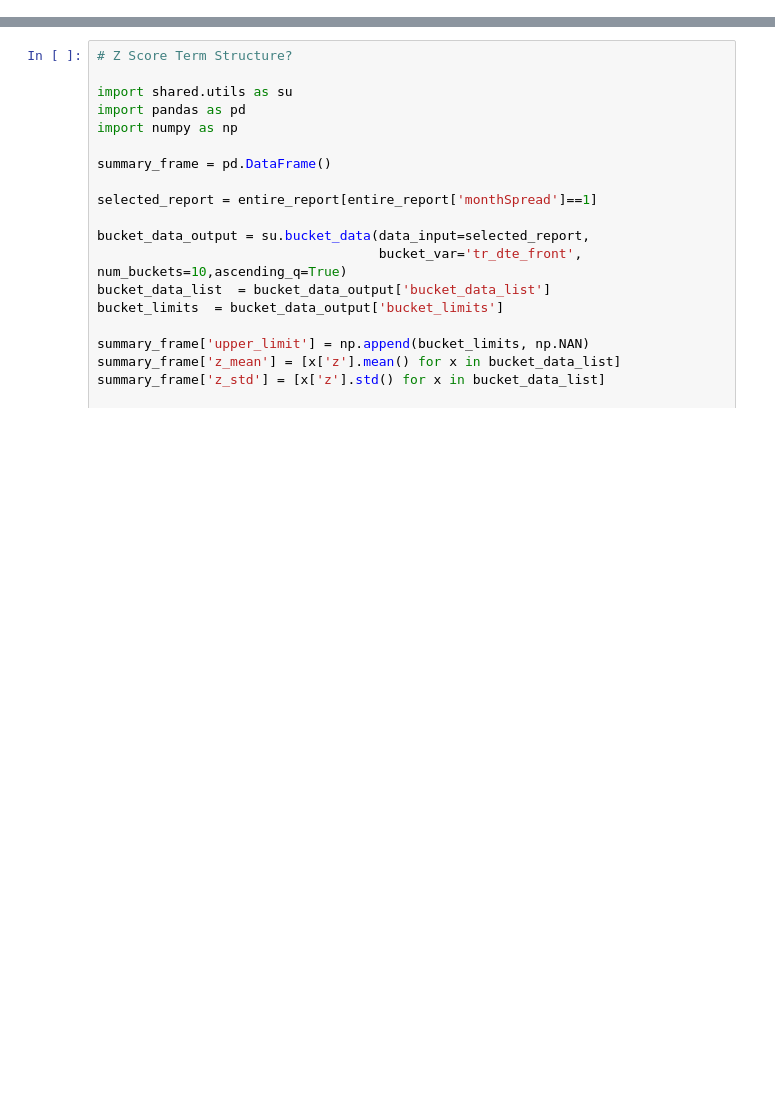
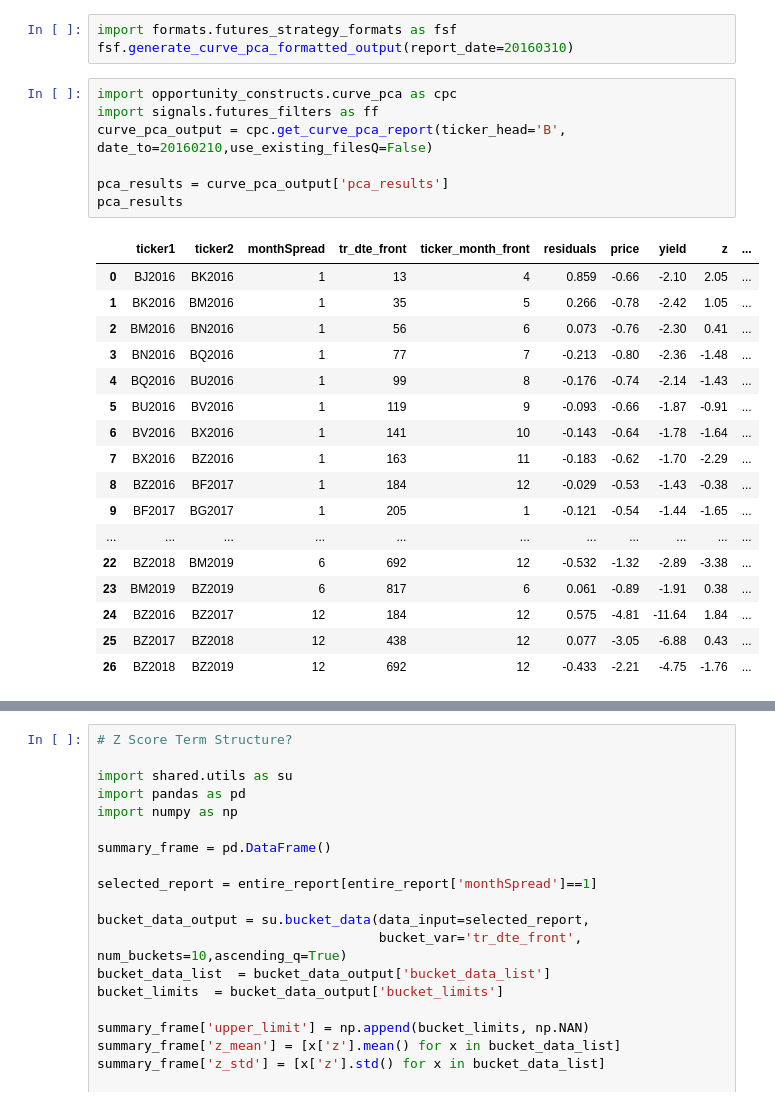
Before and after one commit to d0p34m1n3/repo_barbarossa, a Jupyter notebook: PycharmProjects/backtesting/test_backtest_curve_pca.ipynb, the cells around one changed output, grey strips where cells are left out. Saved outputs shown, nothing was run; the diff lists cells and outputs as text; blank space fills up the shorter version.

```diff
--- a/PycharmProjects/backtesting/test_backtest_curve_pca.ipynb
+++ b/PycharmProjects/backtesting/test_backtest_curve_pca.ipynb
@@ -67,0 +101,28 @@ plt.show()
+# %%
+import formats.futures_strategy_formats as fsf
+fsf.generate_curve_pca_formatted_output(report_date=20160310)
+# %%
+import opportunity_constructs.curve_pca as cpc
+import signals.futures_filters as ff
+curve_pca_output = cpc.get_curve_pca_report(ticker_head='B', date_to=20160210,use_existing_filesQ=False)
+
+pca_results = curve_pca_output['pca_results']
+pca_results
+# %% [output]
+|  | ticker1 | ticker2 | monthSpread | tr_dte_front | ticker_month_front | residuals | price | yield | z | ... |
+| 0 | BJ2016 | BK2016 | 1 | 13 | 4 | 0.859 | -0.66 | -2.10 | 2.05 | ... |
+| 1 | BK2016 | BM2016 | 1 | 35 | 5 | 0.266 | -0.78 | -2.42 | 1.05 | ... |
+| 2 | BM2016 | BN2016 | 1 | 56 | 6 | 0.073 | -0.76 | -2.30 | 0.41 | ... |
+| 3 | BN2016 | BQ2016 | 1 | 77 | 7 | -0.213 | -0.80 | -2.36 | -1.48 | ... |
+| 4 | BQ2016 | BU2016 | 1 | 99 | 8 | -0.176 | -0.74 | -2.14 | -1.43 | ... |
+| 5 | BU2016 | BV2016 | 1 | 119 | 9 | -0.093 | -0.66 | -1.87 | -0.91 | ... |
+| 6 | BV2016 | BX2016 | 1 | 141 | 10 | -0.143 | -0.64 | -1.78 | -1.64 | ... |
+| 7 | BX2016 | BZ2016 | 1 | 163 | 11 | -0.183 | -0.62 | -1.70 | -2.29 | ... |
+| 8 | BZ2016 | BF2017 | 1 | 184 | 12 | -0.029 | -0.53 | -1.43 | -0.38 | ... |
+| 9 | BF2017 | BG2017 | 1 | 205 | 1 | -0.121 | -0.54 | -1.44 | -1.65 | ... |
+| ... | ... | ... | ... | ... | ... | ... | ... | ... | ... | ... |
+| 22 | BZ2018 | BM2019 | 6 | 692 | 12 | -0.532 | -1.32 | -2.89 | -3.38 | ... |
+| 23 | BM2019 | BZ2019 | 6 | 817 | 6 | 0.061 | -0.89 | -1.91 | 0.38 | ... |
+| 24 | BZ2016 | BZ2017 | 12 | 184 | 12 | 0.575 | -4.81 | -11.64 | 1.84 | ... |
+| 25 | BZ2017 | BZ2018 | 12 | 438 | 12 | 0.077 | -3.05 | -6.88 | 0.43 | ... |
+| 26 | BZ2018 | BZ2019 | 12 | 692 | 12 | -0.433 | -2.21 | -4.75 | -1.76 | ... |
```
Also changed, not shown: parts of 11 cells of this notebook, 20 other files.
